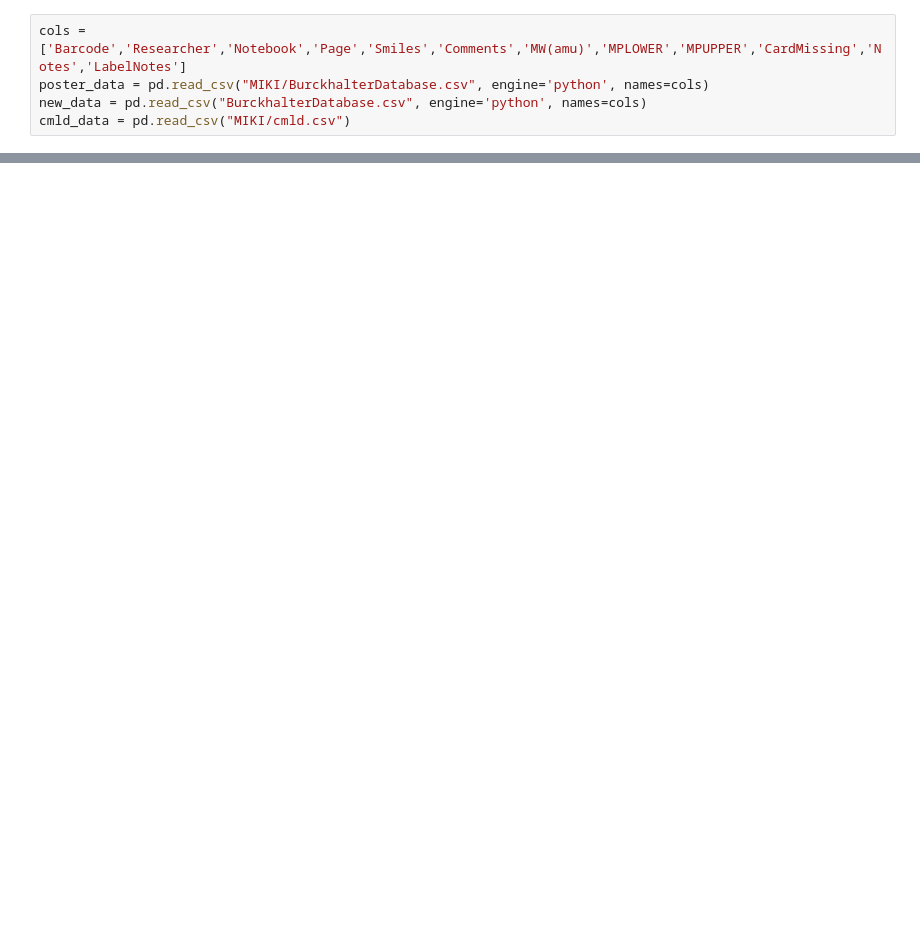
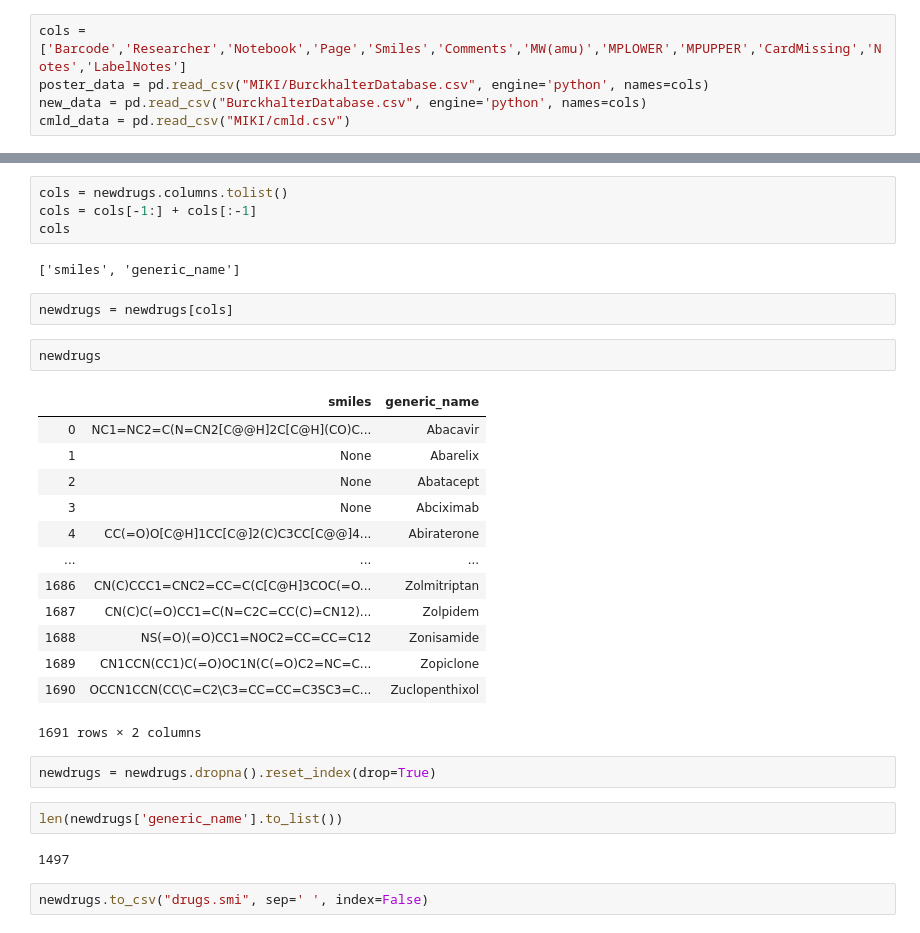
Before and after one commit to boskovicgroup/ccaptp, a Jupyter notebook: analysis.ipynb, the cells around one changed output, grey strips where cells are left out. Saved outputs shown, nothing was run; the diff lists cells and outputs as text; blank space fills up the shorter version.

```diff
--- a/analysis.ipynb
+++ b/analysis.ipynb
@@ -293,0 +698,32 @@ test.rename(columns=test.iloc[0]).drop(test.index[0])
+# %%
+cols = newdrugs.columns.tolist()
+cols = cols[-1:] + cols[:-1]
+cols
+# %% [output]
+['smiles', 'generic_name']
+# %%
+newdrugs = newdrugs[cols]
+# %%
+newdrugs
+# %% [output]
+|  | smiles | generic_name |
+| 0 | NC1=NC2=C(N=CN2[C@@H]2C[C@H](CO)C... | Abacavir |
+| 1 | None | Abarelix |
+| 2 | None | Abatacept |
+| 3 | None | Abciximab |
+| 4 | CC(=O)O[C@H]1CC[C@]2(C)C3CC[C@@]4... | Abiraterone |
+| ... | ... | ... |
+| 1686 | CN(C)CCC1=CNC2=CC=C(C[C@H]3COC(=O... | Zolmitriptan |
+| 1687 | CN(C)C(=O)CC1=C(N=C2C=CC(C)=CN12)... | Zolpidem |
+| 1688 | NS(=O)(=O)CC1=NOC2=CC=CC=C12 | Zonisamide |
+| 1689 | CN1CCN(CC1)C(=O)OC1N(C(=O)C2=NC=C... | Zopiclone |
+| 1690 | OCCN1CCN(CC\C=C2\C3=CC=CC=C3SC3=C... | Zuclopenthixol |
+1691 rows × 2 columns
+# %%
+newdrugs = newdrugs.dropna().reset_index(drop=True)
+# %%
+len(newdrugs['generic_name'].to_list())
+# %% [output]
+1497
+# %%
+newdrugs.to_csv("drugs.smi", sep=' ', index=False)
```
Also changed, not shown: parts of 48 cells of this notebook, 2 other files.
